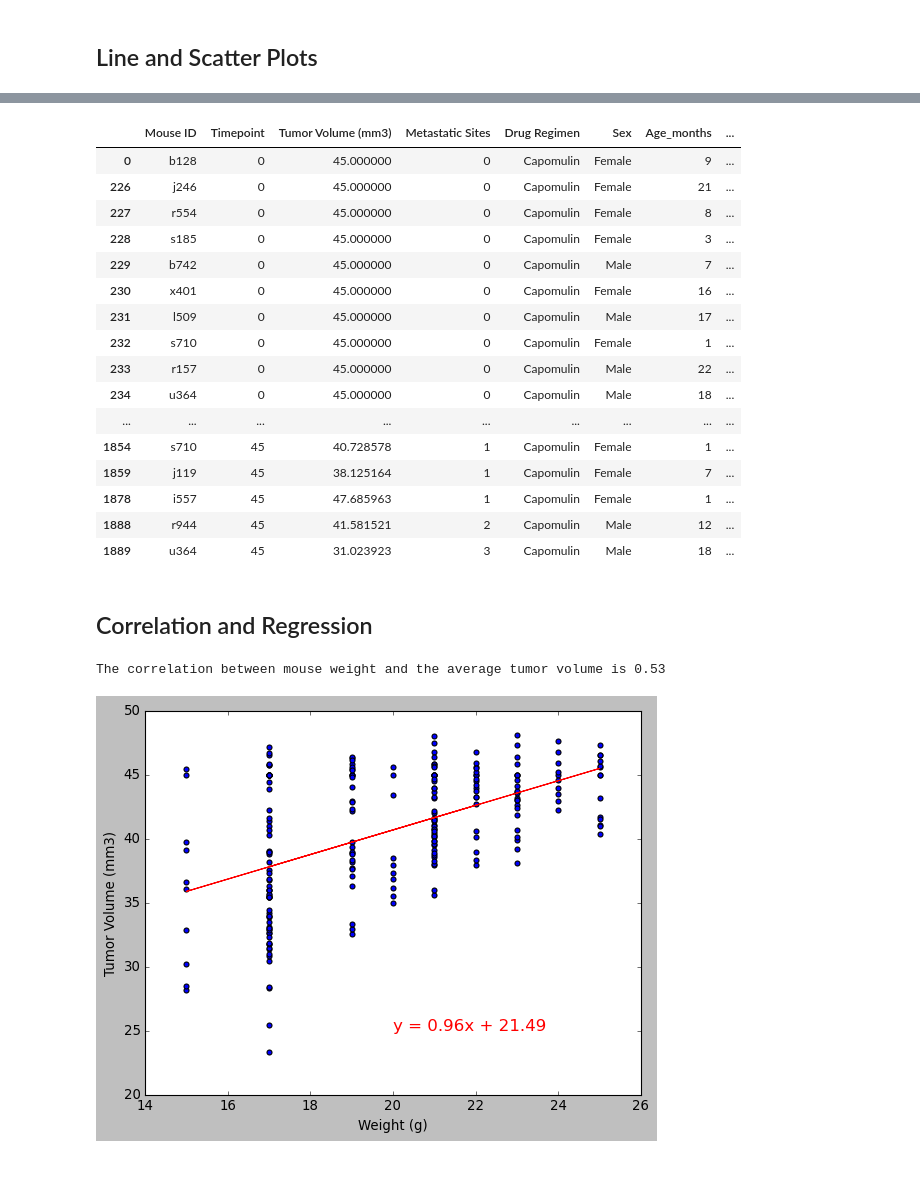
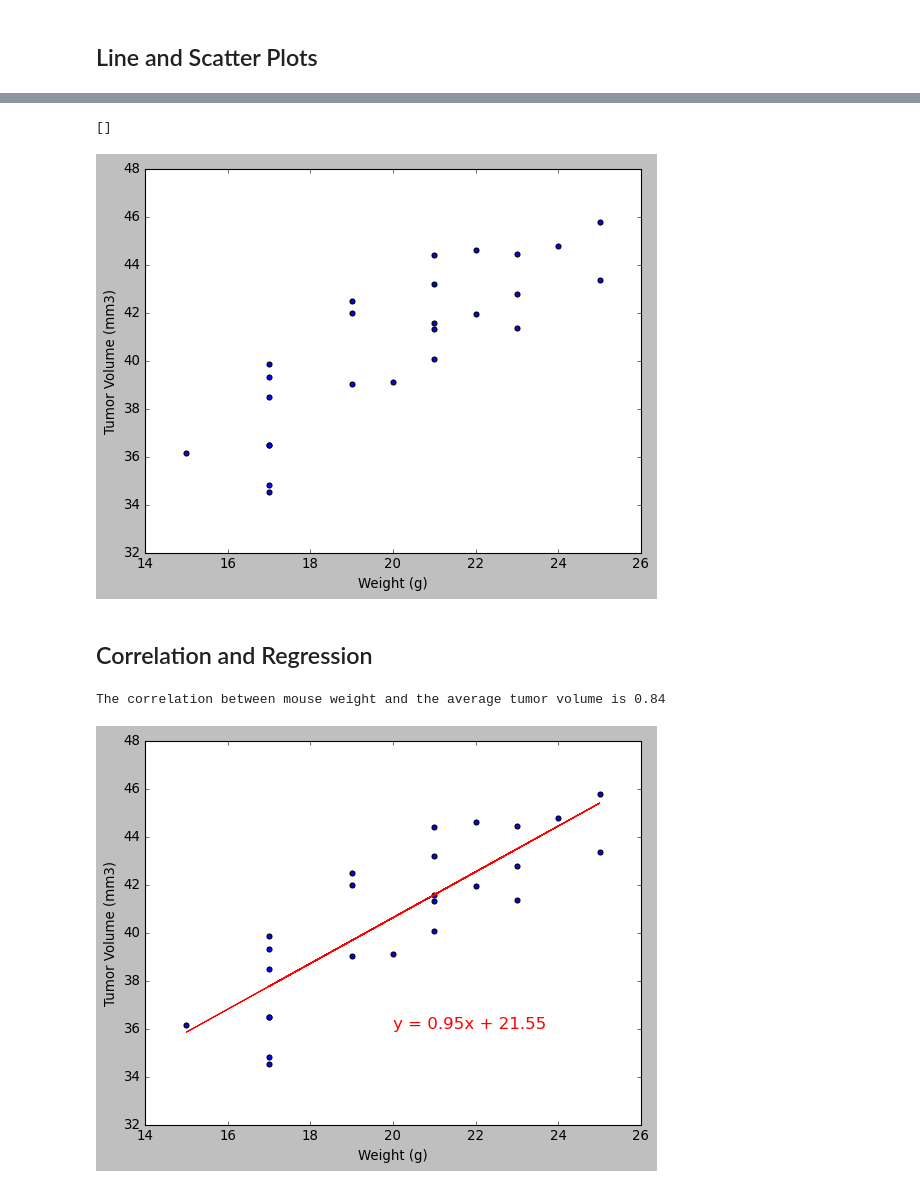
Before and after one commit to horsewell/matlibplot-challenge, a Jupyter notebook: Pymaceuticals/pymaceuticals_starter.ipynb, the cells around one changed output, grey strips where cells are left out. Cells and saved outputs as stored; diff of their text form; code cells hidden in the pictures.

Commit message:
Update pymaceuticals_starter.ipynb
* Scatter plot complete

```diff
--- a/Pymaceuticals/pymaceuticals_starter.ipynb
+++ b/Pymaceuticals/pymaceuticals_starter.ipynb
@@ -245,44 +234,28 @@ l509_df
 # %%
 # Generate a scatter plot of mouse weight vs. the average observed tumor volume for the entire Capomulin regimen
-capomulin_df = mouse_nd_df.loc[(mouse_nd_df["Drug Regimen"] == 'Capomulin')]
-capomulin_df = capomulin_df.groupby('Weight (g)')
-capomulin_df
-#capomulin_df.plot(kind='scatter', x='Weight (g)', y='Tumor Volume (mm3)', c=['b'])
-#plt.plot()
+capomulin_df = mouse_nd_df.loc[(mouse_nd_df["Drug Regimen"] == 'Capomulin'),['Tumor Volume (mm3)', 'Weight (g)', 'Mouse ID']]
+capomulin_df = capomulin_df.groupby('Mouse ID').mean()
+capomulin_df.plot(kind='scatter', x='Weight (g)', y='Tumor Volume (mm3)', c=['b'])
+plt.plot()
 # %% [output]
-|  | Mouse ID | Timepoint | Tumor Volume (mm3) | Metastatic Sites | Drug Regimen | Sex | Age_months | ... |
-| 0 | b128 | 0 | 45.000000 | 0 | Capomulin | Female | 9 | ... |
-| 226 | j246 | 0 | 45.000000 | 0 | Capomulin | Female | 21 | ... |
-| 227 | r554 | 0 | 45.000000 | 0 | Capomulin | Female | 8 | ... |
-| 228 | s185 | 0 | 45.000000 | 0 | Capomulin | Female | 3 | ... |
-| 229 | b742 | 0 | 45.000000 | 0 | Capomulin | Male | 7 | ... |
-| 230 | x401 | 0 | 45.000000 | 0 | Capomulin | Female | 16 | ... |
-| 231 | l509 | 0 | 45.000000 | 0 | Capomulin | Male | 17 | ... |
-| 232 | s710 | 0 | 45.000000 | 0 | Capomulin | Female | 1 | ... |
-| 233 | r157 | 0 | 45.000000 | 0 | Capomulin | Male | 22 | ... |
-| 234 | u364 | 0 | 45.000000 | 0 | Capomulin | Male | 18 | ... |
-| ... | ... | ... | ... | ... | ... | ... | ... | ... |
-| 1854 | s710 | 45 | 40.728578 | 1 | Capomulin | Female | 1 | ... |
-| 1859 | j119 | 45 | 38.125164 | 1 | Capomulin | Female | 7 | ... |
-| 1878 | i557 | 45 | 47.685963 | 1 | Capomulin | Female | 1 | ... |
-| 1888 | r944 | 45 | 41.581521 | 2 | Capomulin | Male | 12 | ... |
-| 1889 | u364 | 45 | 31.023923 | 3 | Capomulin | Male | 18 | ... |
+[]
+[figure, added]
 # %% [markdown]
 ## Correlation and Regression
 # %%
 # Calculate the correlation coefficient and a linear regression model
 # for mouse weight and average observed tumor volume for the entire Capomulin regimen
 x_values = capomulin_df['Weight (g)']
 y_values = capomulin_df['Tumor Volume (mm3)']
 print(f"The correlation between mouse weight and the average tumor volume is {round(st.pearsonr(x_values,y_values)[0],2)}")
 (slope, intercept, rvalue, pvalue, stderr) = st.linregress(x_values, y_values)
 regress_values = x_values * slope + intercept
 line_eq = "y = " + str(round(slope,2)) + "x + " + str(round(intercept,2))
 
 capomulin_df.plot(kind='scatter', x='Weight (g)', y='Tumor Volume (mm3)', c=['b'])
 plt.plot(x_values,regress_values,"r-")
-plt.annotate(line_eq,(20,25),fontsize=15,color="red")
+plt.annotate(line_eq,(20,36),fontsize=15,color="red")
 plt.show()
 # %% [output]
-The correlation between mouse weight and the average tumor volume is 0.53
+The correlation between mouse weight and the average tumor volume is 0.84
-[figure, old version]
+[figure, new version]
```
Also changed, not shown: parts of 1 cell of this notebook.
